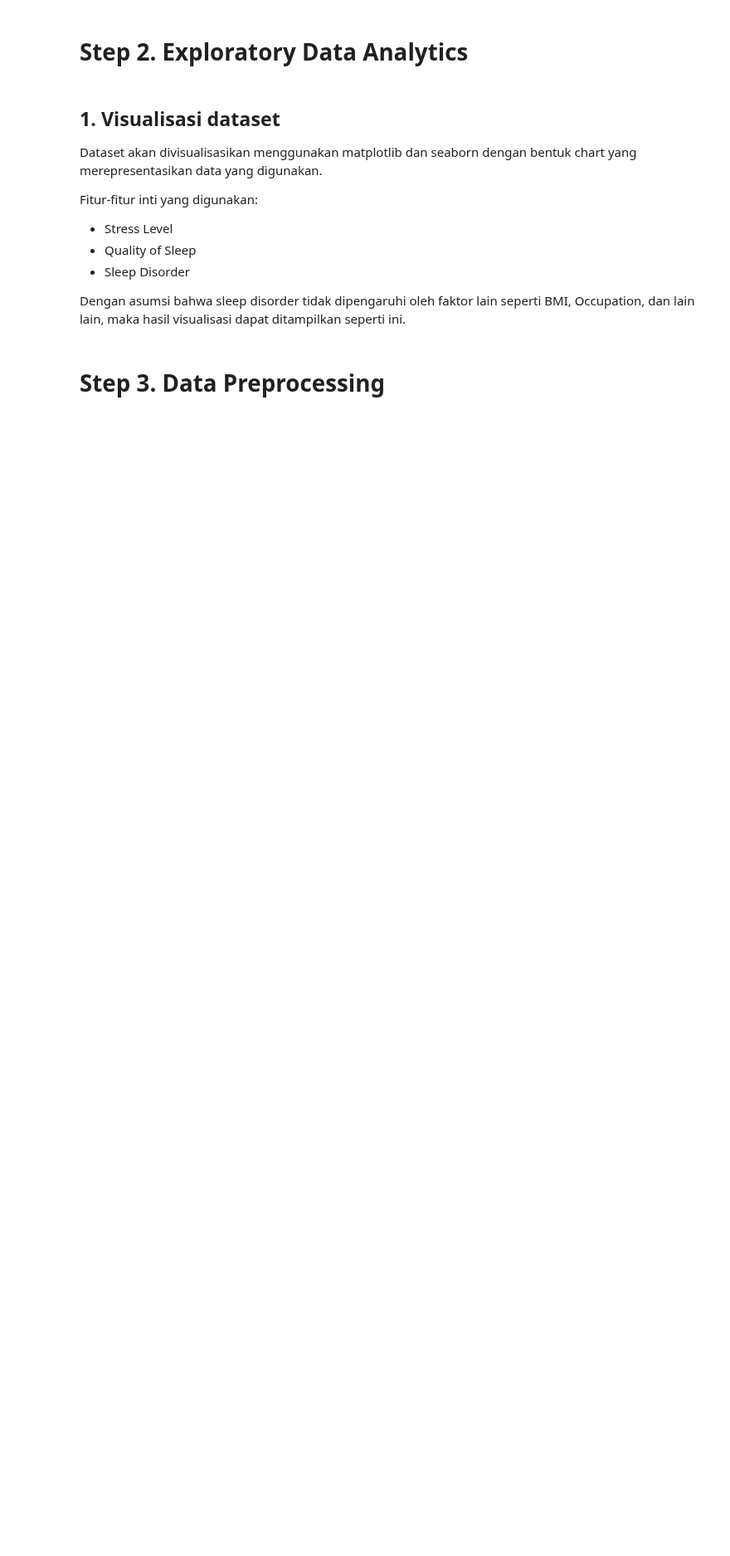
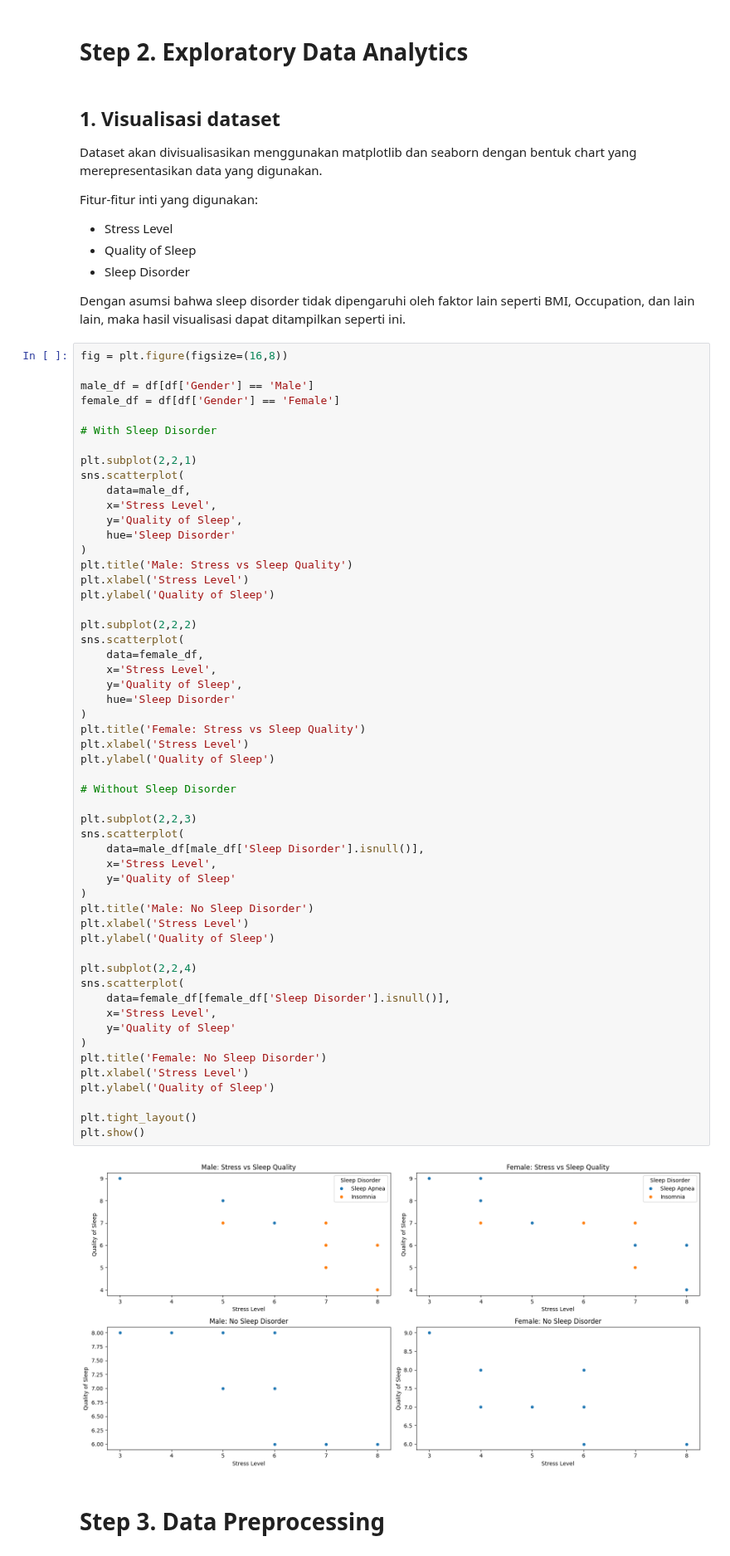
Before and after one commit to LCoder-FILE/TK_MachLearn, a Jupyter notebook: UTS/Code/main.ipynb, the cells around one changed output. Shown at 83% size. Saved outputs shown, nothing was run; the diff lists cells and outputs as text; blank space fills up the shorter version.

```diff
--- a/UTS/Code/main.ipynb
+++ b/UTS/Code/main.ipynb
@@ -104,6 +104,62 @@ Fitur-fitur inti yang digunakan:
 - Sleep Disorder
 
 Dengan asumsi bahwa sleep disorder tidak dipengaruhi oleh faktor lain seperti BMI, Occupation, dan lain lain, maka hasil visualisasi dapat ditampilkan seperti ini.
+# %%
+fig = plt.figure(figsize=(16,8))
+
+male_df = df[df['Gender'] == 'Male']
+female_df = df[df['Gender'] == 'Female']
+
+# With Sleep Disorder
+
+plt.subplot(2,2,1)
+sns.scatterplot(
+    data=male_df,
+    x='Stress Level',
+    y='Quality of Sleep',
+    hue='Sleep Disorder'
+)
+plt.title('Male: Stress vs Sleep Quality')
+plt.xlabel('Stress Level')
+plt.ylabel('Quality of Sleep')
+
+plt.subplot(2,2,2)
+sns.scatterplot(
+    data=female_df,
+    x='Stress Level',
+    y='Quality of Sleep',
+    hue='Sleep Disorder'
+)
+plt.title('Female: Stress vs Sleep Quality')
+plt.xlabel('Stress Level')
+plt.ylabel('Quality of Sleep')
+
+# Without Sleep Disorder
+
+plt.subplot(2,2,3)
+sns.scatterplot(
+    data=male_df[male_df['Sleep Disorder'].isnull()],
+    x='Stress Level',
+    y='Quality of Sleep'
+)
+plt.title('Male: No Sleep Disorder')
+plt.xlabel('Stress Level')
+plt.ylabel('Quality of Sleep')
+
+plt.subplot(2,2,4)
+sns.scatterplot(
+    data=female_df[female_df['Sleep Disorder'].isnull()],
+    x='Stress Level',
+    y='Quality of Sleep'
+)
+plt.title('Female: No Sleep Disorder')
+plt.xlabel('Stress Level')
+plt.ylabel('Quality of Sleep')
+
+plt.tight_layout()
+plt.show()
+# %% [output]
+[figure, added]
 # %% [markdown]
 # Step 3. Data Preprocessing
 # %% [markdown]
```
